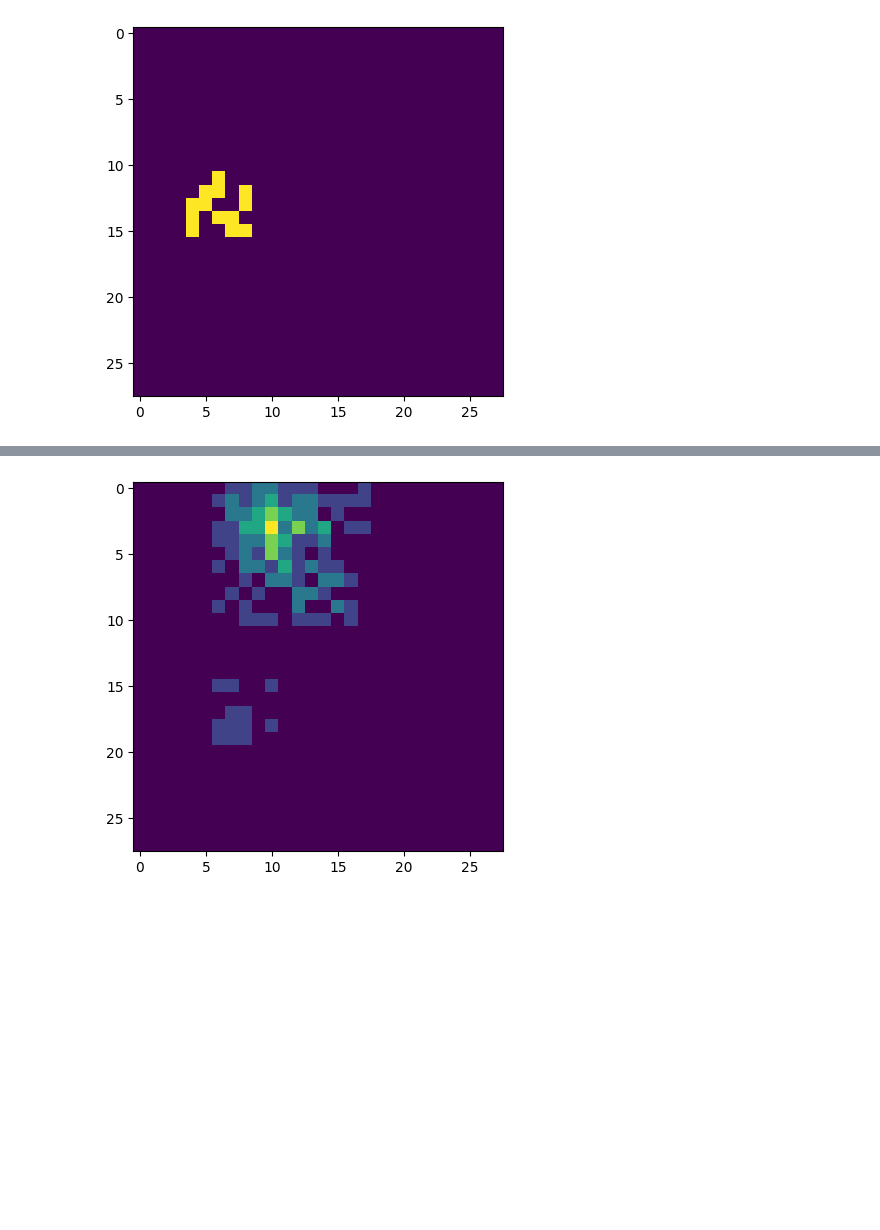
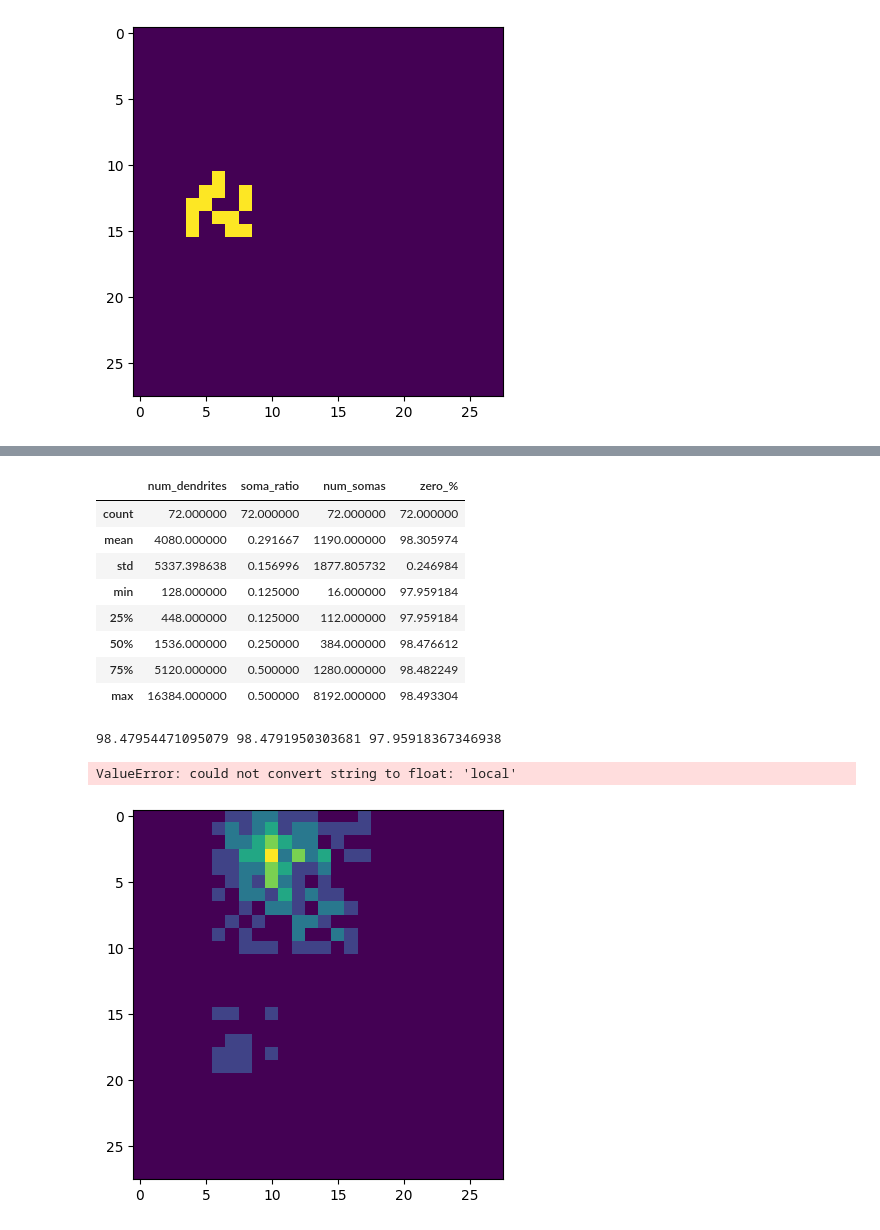
Before and after one commit to Elias-desig/dANN, a Jupyter notebook: test_stuff.ipynb, the cells around one changed output, grey strips where cells are left out. Saved outputs shown, nothing was run; the diff lists cells and outputs as text; code cells hidden in the pictures; blank space fills up the shorter version.

```diff
--- a/test_stuff.ipynb
+++ b/test_stuff.ipynb
@@ -20,3 +82,46 @@ plt.show()
+# %%
+df.describe()
+# %% [output]
+|  | num_dendrites | soma_ratio | num_somas | zero_% |
+| count | 72.000000 | 72.000000 | 72.000000 | 72.000000 |
+| mean | 4080.000000 | 0.291667 | 1190.000000 | 98.305974 |
+| std | 5337.398638 | 0.156996 | 1877.805732 | 0.246984 |
+| min | 128.000000 | 0.125000 | 16.000000 | 97.959184 |
+| 25% | 448.000000 | 0.125000 | 112.000000 | 97.959184 |
+| 50% | 1536.000000 | 0.250000 | 384.000000 | 98.476612 |
+| 75% | 5120.000000 | 0.500000 | 1280.000000 | 98.482249 |
+| max | 16384.000000 | 0.500000 | 8192.000000 | 98.493304 |
+# %%
+glob = df[df['rf_type'] == 'global']
+loc = df[df['rf_type'] == 'local']
+ran = df[df['rf_type'] == 'random']
+print(glob['zero_%'].mean(), loc['zero_%'].mean(), ran['zero_%'].mean())
+# %% [output]
+98.47954471095079 98.4791950303681 97.95918367346938
+# %%
+# …existing code (after df.describe())…
+
+import seaborn as sns
+import matplotlib.pyplot as plt
+
+# 1) correlation matrix between numeric params and zero_%:
+corr = df[['num_dendrites','soma_ratio','num_somas','zero_%']].corr()
+plt.figure(figsize=(6,5))
+sns.heatmap(corr, annot=True, cmap='coolwarm')
+plt.title('Corr: parameters vs. % zeros')
+plt.show()
+
+# 2) line‐plots of zero_% vs num_dendrites, split by rf_type & soma_ratio
+g = sns.FacetGrid(df, row='rf_type', col='soma_ratio', margin_titles=True, sharey=True)
+g.map_dataframe(sns.lineplot, x='num_dendrites', y='zero_%', marker='o')
+for ax in g.axes.flatten():
+    ax.set_xscale('log')
+g.set_axis_labels('num_dendrites (log scale)', 'zero_%')
+plt.tight_layout()
+plt.show()
+#
+# %% [output]
+ValueError: could not convert string to float: 'local'
 # %%
 import torch
 global_rf = torch.sum(d_global_mask[13:26].view(-1,28,28), dim=0)
```
Also changed, not shown: parts of 5 cells of this notebook, 7 other files.
